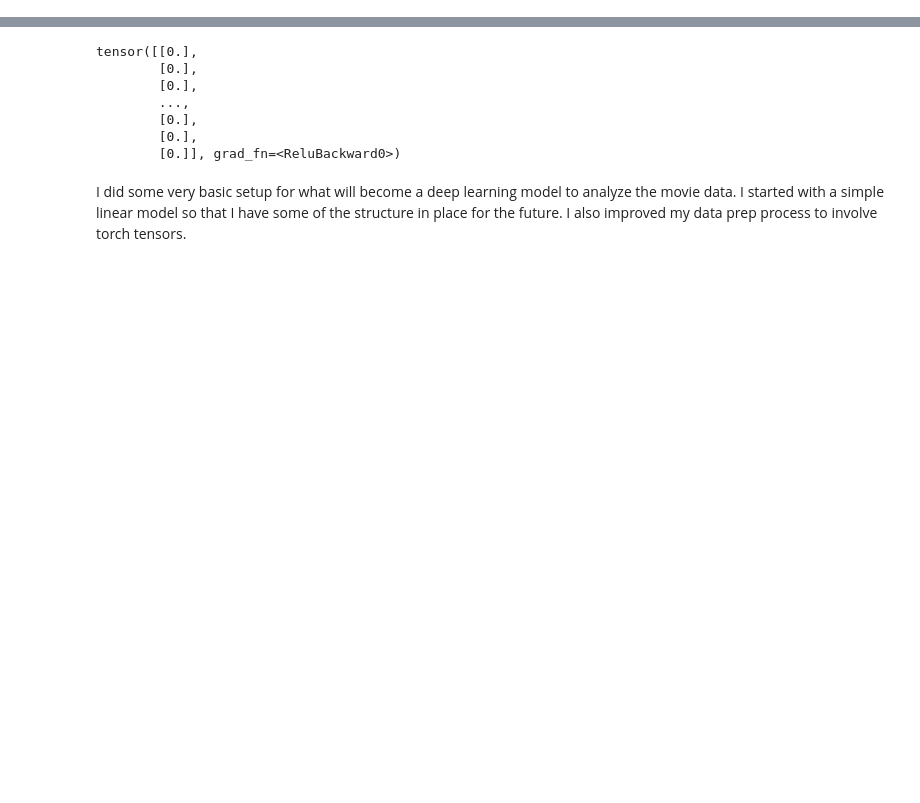
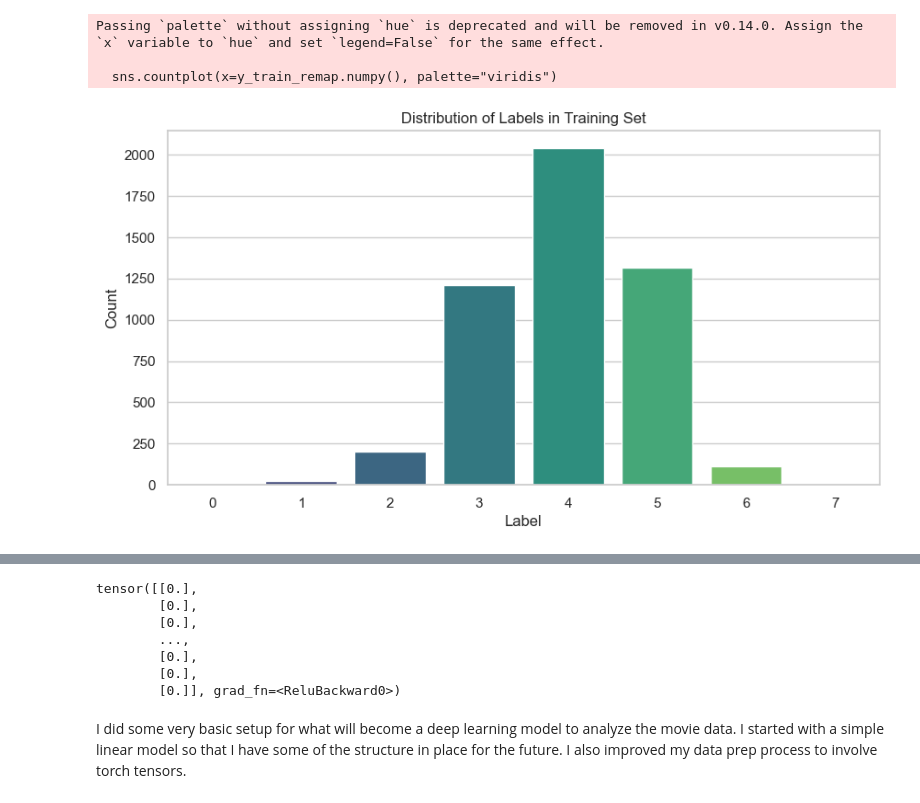
Before and after one commit to vikramv17/cs451-project, a Jupyter notebook: simple_deep_learning_model.ipynb, the cells around one changed output, grey strips where cells are left out. Cells and saved outputs as stored; diff of their text form; code cells hidden in the pictures; blank space fills up the shorter version.

```diff
--- a/simple_deep_learning_model.ipynb
+++ b/simple_deep_learning_model.ipynb
@@ -32,0 +58,34 @@ X_train, X_test, y_train, y_test = train_test_split(X, y, test_size=0.2, random_
+# %%
+df.drop(["vote_average"], axis=1, inplace=True)
+
+def prep_data(df):
+    y = torch.tensor(df["label"].values)
+    X = df.drop(["label"], axis = 1)
+    X = torch.tensor(X.values)
+
+    return X, y
+
+X, y = prep_data(df)
+
+X_train, X_val, y_train, y_val = train_test_split(X, y, test_size=0.2, random_state=42)
+y_train_remap = y_train - 2
+y_val_remap = y_val - 2
+train_dataset = torch.utils.data.TensorDataset(X_train.float(), y_train_remap)
+val_dataset = torch.utils.data.TensorDataset(X_val.float(), y_val_remap)
+
+
+train_loader = DataLoader(train_dataset, batch_size=32, shuffle=True)
+val_loader = DataLoader(val_dataset, batch_size=32, shuffle=False)
+# %%
+# plot the distribution of the labels
+plt.figure(figsize=(10, 5))
+sns.countplot(x=y_train_remap.numpy(), palette="viridis")
+plt.title("Distribution of Labels in Training Set")
+plt.xlabel("Label")
+plt.ylabel("Count")
+plt.show()
+# %% [output]
+Passing `palette` without assigning `hue` is deprecated and will be removed in v0.14.0. Assign the `x` variable to `hue` and set `legend=False` for the same effect.
+
+  sns.countplot(x=y_train_remap.numpy(), palette="viridis")
+[figure, added]
```
Also changed, not shown: parts of 8 cells of this notebook, 5 other files.
